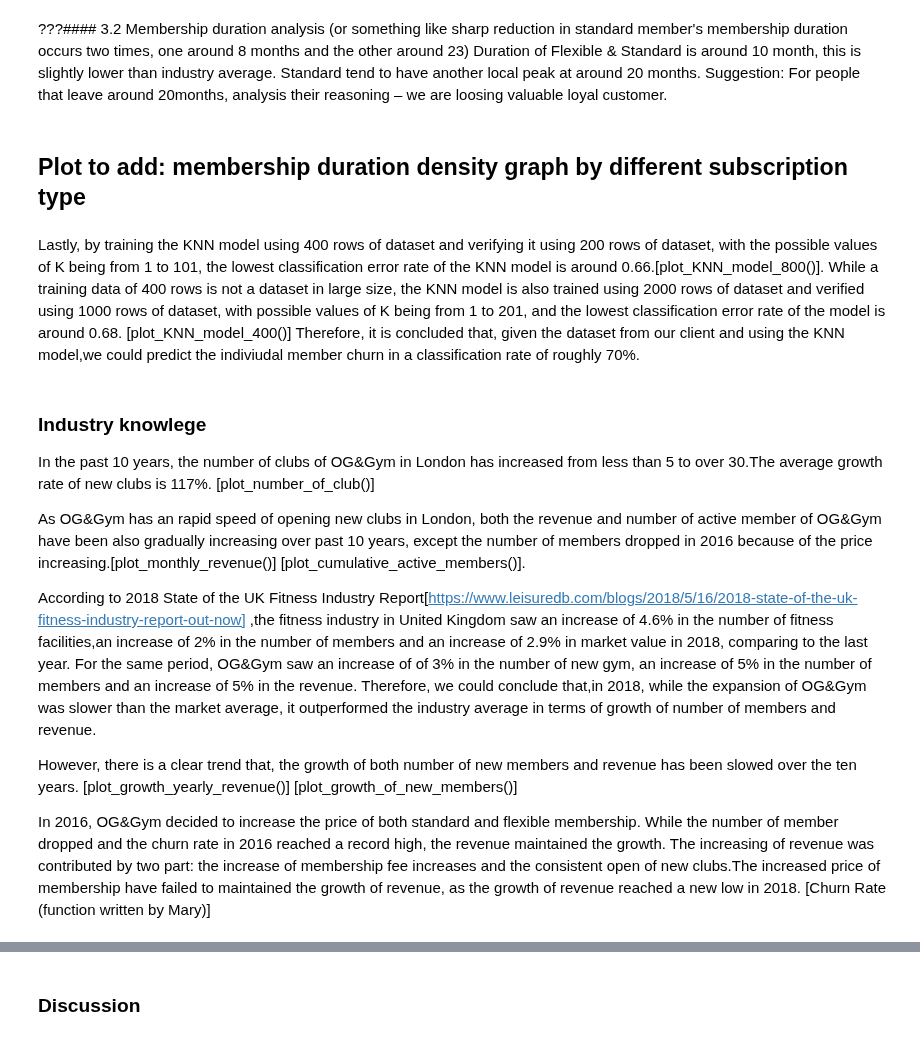
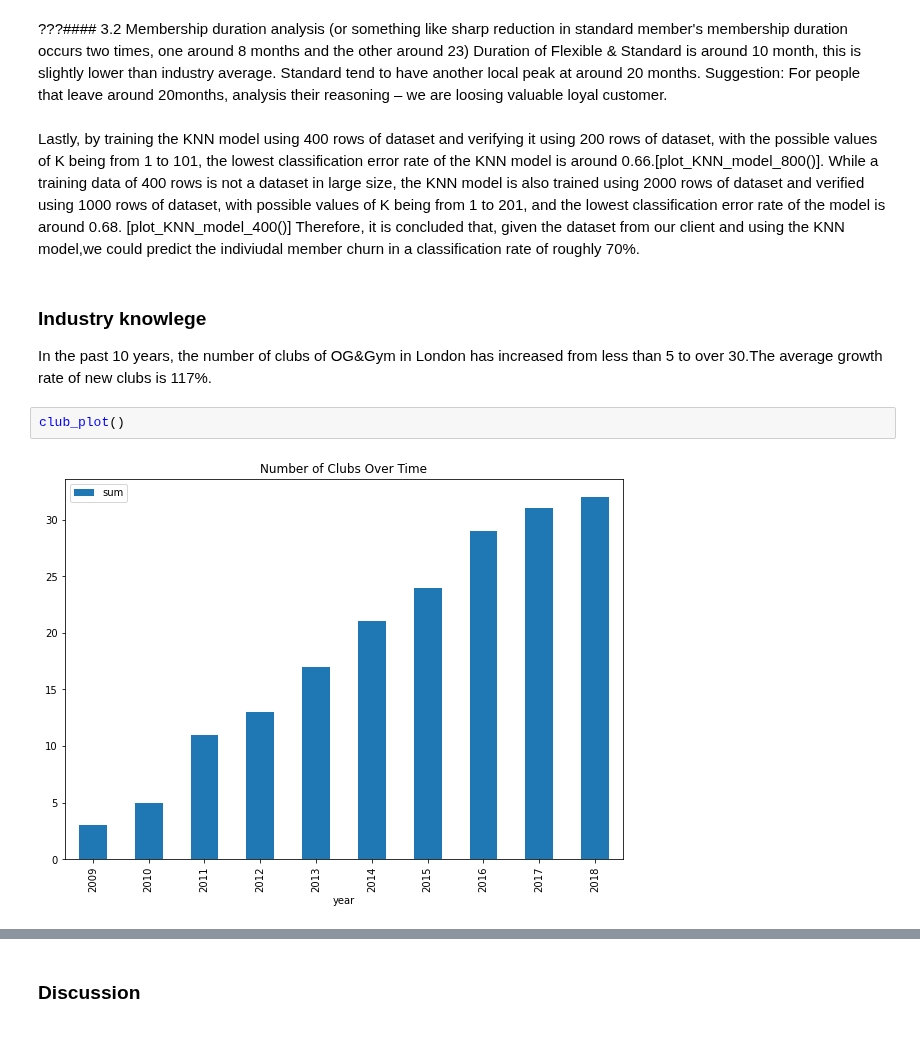
Before and after one commit to Lanottez/IC_BA_2020_BIA_A3, a Jupyter notebook: AIB Final Report.ipynb, the cells around one changed output, grey strips where cells are left out. Saved outputs shown, nothing was run; the diff lists cells and outputs as text.

```diff
--- a/AIB Final Report.ipynb
+++ b/AIB Final Report.ipynb
@@ -153,22 +134,13 @@ Moreover, from Figure 3b, there are more membership cancellations during the win
 # %% [markdown]
 ???#### 3.2 Membership duration analysis (or something like sharp reduction in standard member's membership duration occurs two times, one around 8 months and the other around 23)
 Duration of Flexible & Standard is around 10 month, this is slightly lower than industry average. Standard tend to have another local peak at around 20 months. Suggestion: For people that leave around 20months, analysis their reasoning – we are loosing  valuable loyal customer.
-# %% [markdown]
-## Plot to add: membership duration density graph by different subscription type
 # %% [markdown]
 Lastly, by training the KNN model using 400 rows of dataset and verifying it using 200 rows of dataset, with the possible values of K being from 1 to 101, the lowest classification error rate of the KNN model is around 0.66.[plot_KNN_model_800()]. While a training data of 400 rows is not a dataset in large size, the KNN model is also trained using 2000 rows of dataset and verified using 1000 rows of dataset, with possible values of K being from 1 to 201, and the lowest classification error rate of the model is around 0.68. [plot_KNN_model_400()] Therefore, it is concluded that, given the dataset from our client and using the KNN model,we could predict the indiviudal member churn in a classification rate of roughly 70%.
-# %% [markdown]
-### Industry knowlege
-
-In the past 10 years, the number of clubs of OG&Gym in London has increased from less than 5 to over 30.The average growth rate of new clubs is 117%. [plot_number_of_club()]
-
-As OG&Gym has an rapid speed of opening new clubs in London, both the revenue and number of active member of OG&Gym have been also gradually increasing over past 10 years, except the number of members dropped in 2016 because of the price increasing.[plot_monthly_revenue()]  [plot_cumulative_active_members()].
-
-According to 2018 State of the UK Fitness Industry Report[https://www.leisuredb.com/blogs/2018/5/16/2018-state-of-the-uk-fitness-industry-report-out-now] ,the fitness industry in United Kingdom saw an increase of 4.6% in the number of fitness facilities,an increase of 2% in the number of members and an increase of 2.9% in market value in 2018, comparing to the last year. For the same period, OG&Gym saw an increase of of 3% in the number of new gym, an increase of 5% in the number of members and an increase of 5% in the revenue. Therefore, we could conclude that,in 2018, while the expansion of OG&Gym was slower than the market average, it outperformed the industry average in terms of growth of number of members and revenue.
-
-However, there is a clear trend that, the growth of both number of new members and revenue has been slowed over the ten years.
-[plot_growth_yearly_revenue()]
-[plot_growth_of_new_members()]
-
-In 2016, OG&Gym decided to increase the price of both standard and flexible membership. While the number of member dropped and the churn rate in 2016 reached a record high, the revenue maintained the growth. The increasing of revenue was contributed by two part: the increase of membership fee increases and the consistent open of new clubs.The increased price of membership have failed to maintained the growth of revenue, as the growth of revenue reached a new low in 2018.
-[Churn Rate (function written by Mary)]
+# %% [markdown]
+### Industry knowlege
+
+In the past 10 years, the number of clubs of OG&Gym in London has increased from less than 5 to over 30.The average growth rate of new clubs is 117%.
+# %%
+club_plot()
+# %% [output]
+[figure, added]
```
Also changed, not shown: parts of 18 cells of this notebook.
